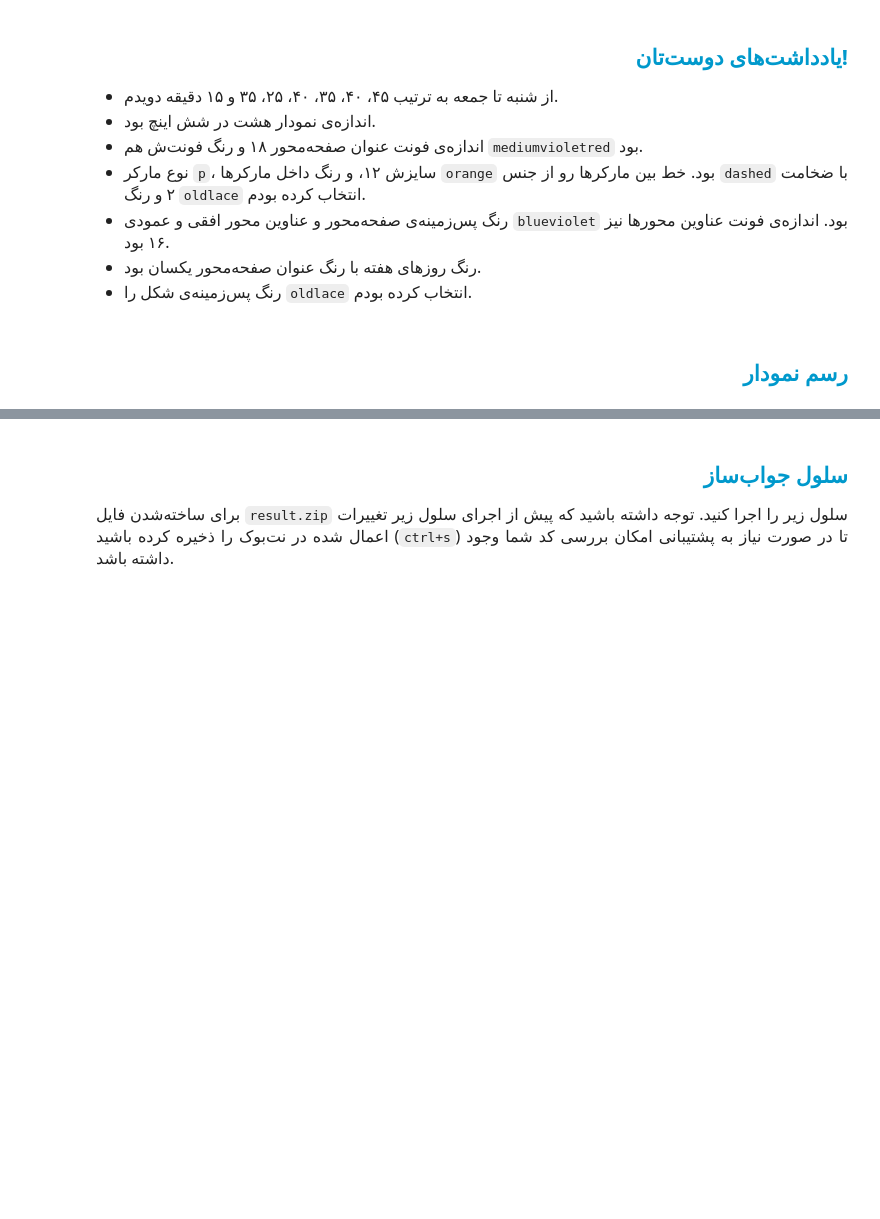
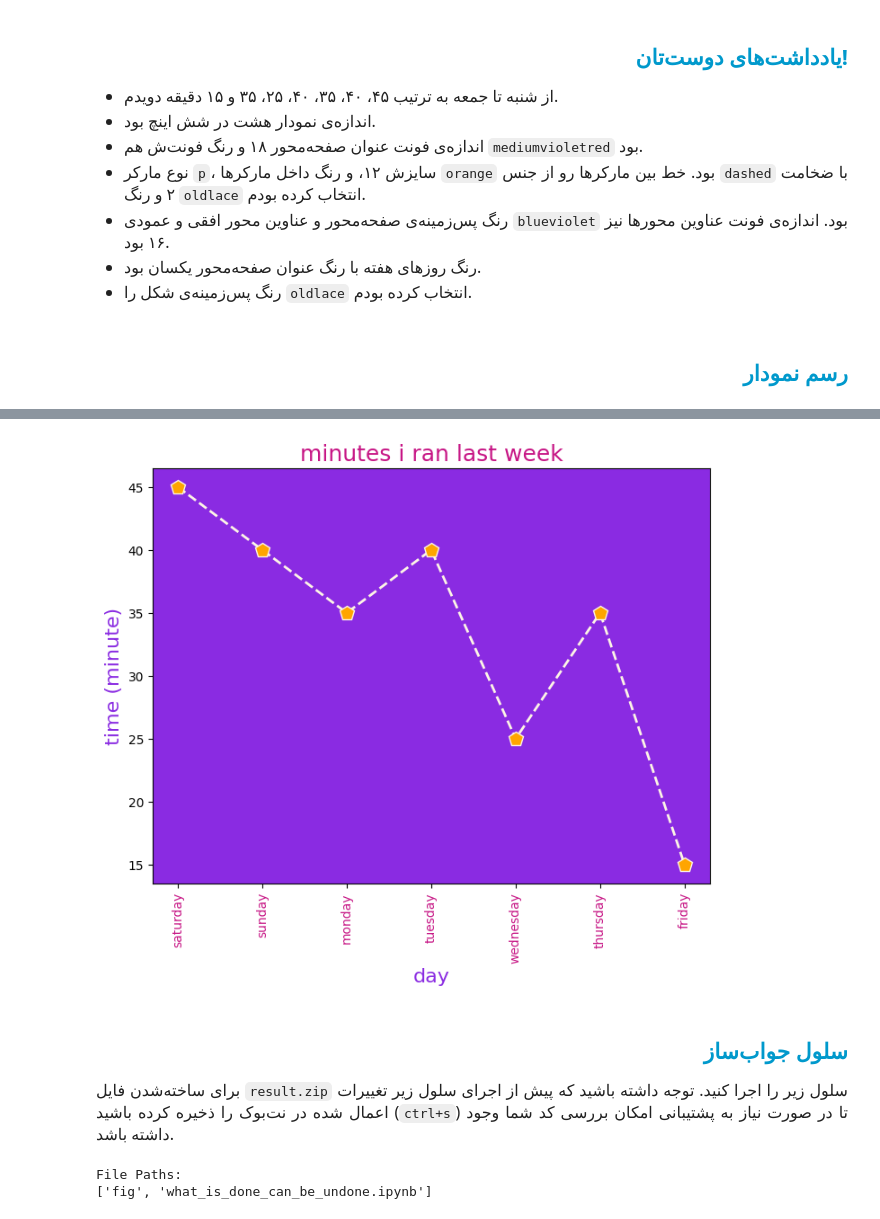
Before and after one commit to amirhosseinasadi162/Data-Analysis, a Jupyter notebook: DA_Matplot_projects/data_visualization_what_is_done_can_be_undone[4]/what_is_done_can_be_undone.ipynb, the cells around one changed output, grey strips where cells are left out. Drawn from its saved outputs; the diff is of its cells as text; code cells hidden in the pictures; blank space fills up the shorter version.

```diff
--- a/DA_Matplot_projects/data_visualization_what_is_done_can_be_undone[4]/what_is_done_can_be_undone.ipynb
+++ b/DA_Matplot_projects/data_visualization_what_is_done_can_be_undone[4]/what_is_done_can_be_undone.ipynb
@@ -81,3 +77,29 @@ fig , ax = None
+# %%
+import matplotlib.pyplot as plt
+days = ["saturday","sunday","monday","tuesday","wednesday","thursday","friday"]
+minute = [45,40,35,40,25,35,15]
+
+fig , ax = plt.subplots(figsize = (8,6))
+ax.set_title("minutes i ran last week",
+             fontsize=18,
+             color="mediumvioletred")
+
+ax.plot(days,minute,marker="p",markersize=12,
+        linestyle="dashed",linewidth =2,
+        color="oldlace",markerfacecolor="orange")
+
+
+ax.set_facecolor("blueviolet")
+
+ax.set_xlabel("day",color="blueviolet",fontsize=16)
+
+ax.set_ylabel("time (minute)",color="blueviolet",fontsize=16)
+
+ax.set_xticks(days)
+
+ax.set_xticklabels(labels=days,color="mediumvioletred",rotation=90);
+# %% [output]
+[figure, added]
 # %% [markdown]
 <h2 align=right style="line-height:200%;font-family:vazir;color:#0099cc">
 <font face="vazir" color="#0099cc">
@@ -115,3 +137,6 @@ def compress(file_names):
 
 file_names = ["fig", "what_is_done_can_be_undone.ipynb"]
 compress(file_names)
+# %% [output]
+File Paths:
+['fig', 'what_is_done_can_be_undone.ipynb']
```
Also changed, not shown: parts of 1 cell of this notebook, 3 other files.
